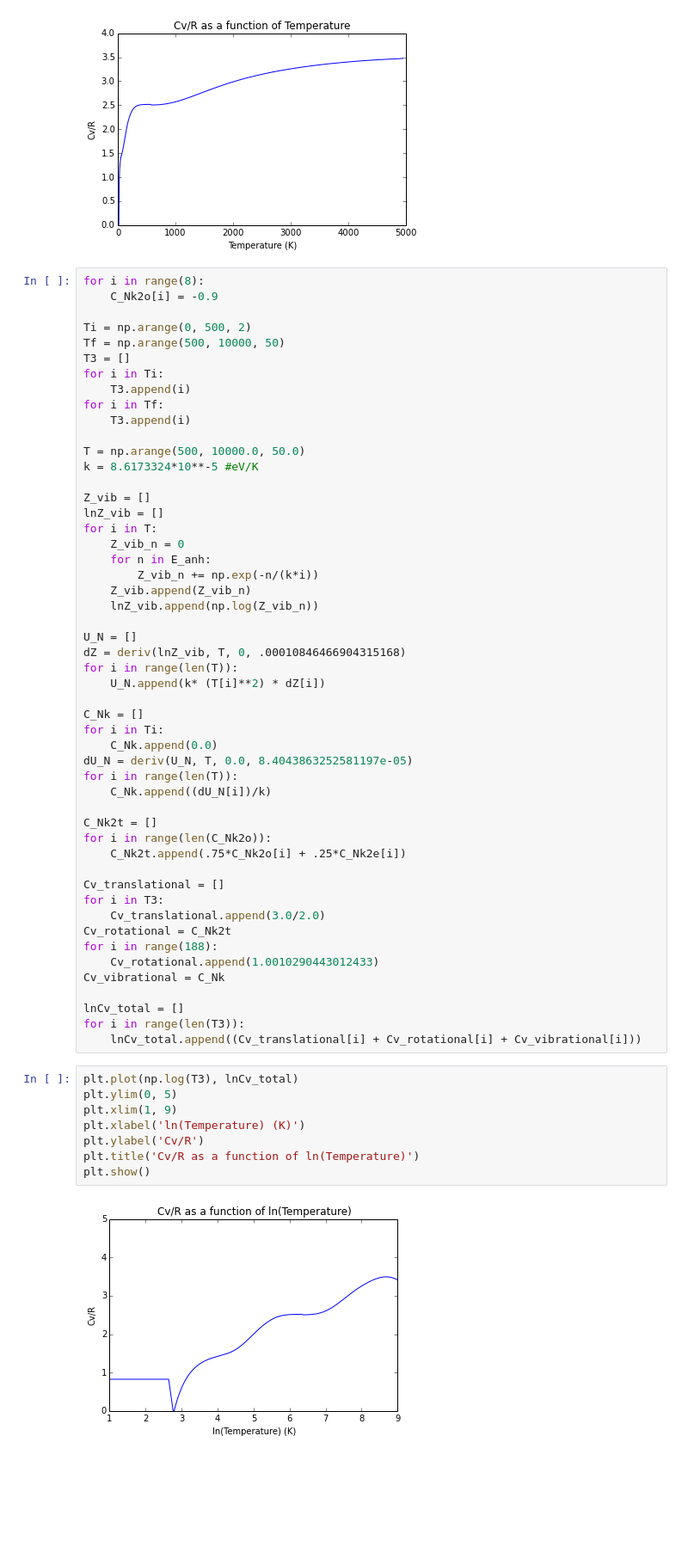
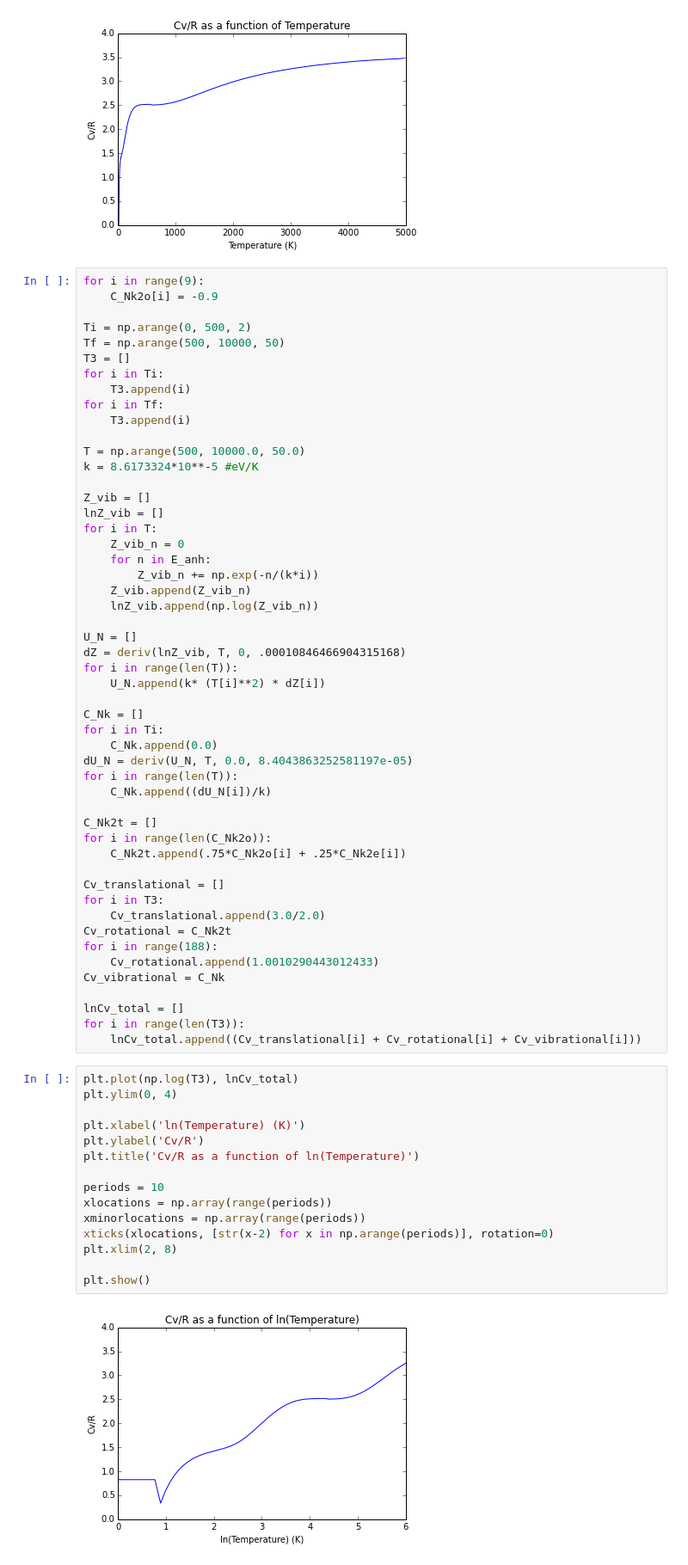
Before and after one commit to abardess/PHYS202-S14, a Jupyter notebook: ThermalCA3.ipynb, the cells around one changed output. Shown at 86% size. Saved outputs shown, nothing was run; the diff lists cells and outputs as text; blank space fills up the shorter version.

```diff
--- a/ThermalCA3.ipynb
+++ b/ThermalCA3.ipynb
@@ -312,7 +312,7 @@ plt.show()
 # %% [output]
 [figure]
 # %%
-for i in range(8):
+for i in range(9):
     C_Nk2o[i] = -0.9
 
 Ti = np.arange(0, 500, 2)
@@ -364,11 +364,18 @@ for i in range(len(T3)):
     lnCv_total.append((Cv_translational[i] + Cv_rotational[i] + Cv_vibrational[i]))
 # %%
 plt.plot(np.log(T3), lnCv_total)
-plt.ylim(0, 5)
-plt.xlim(1, 9)
+plt.ylim(0, 4)
+
 plt.xlabel('ln(Temperature) (K)')
 plt.ylabel('Cv/R')
 plt.title('Cv/R as a function of ln(Temperature)')
+
+periods = 10
+xlocations = np.array(range(periods))
+xminorlocations = np.array(range(periods))
+xticks(xlocations, [str(x-2) for x in np.arange(periods)], rotation=0)
+plt.xlim(2, 8)
+
 plt.show()
 # %% [output]
-[figure, old version]
+[figure, new version]
```
